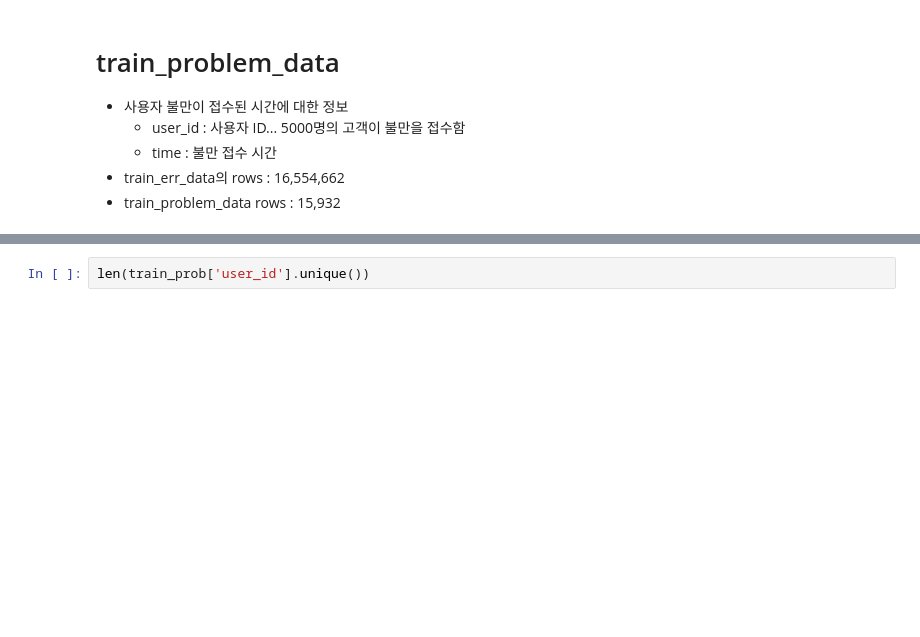
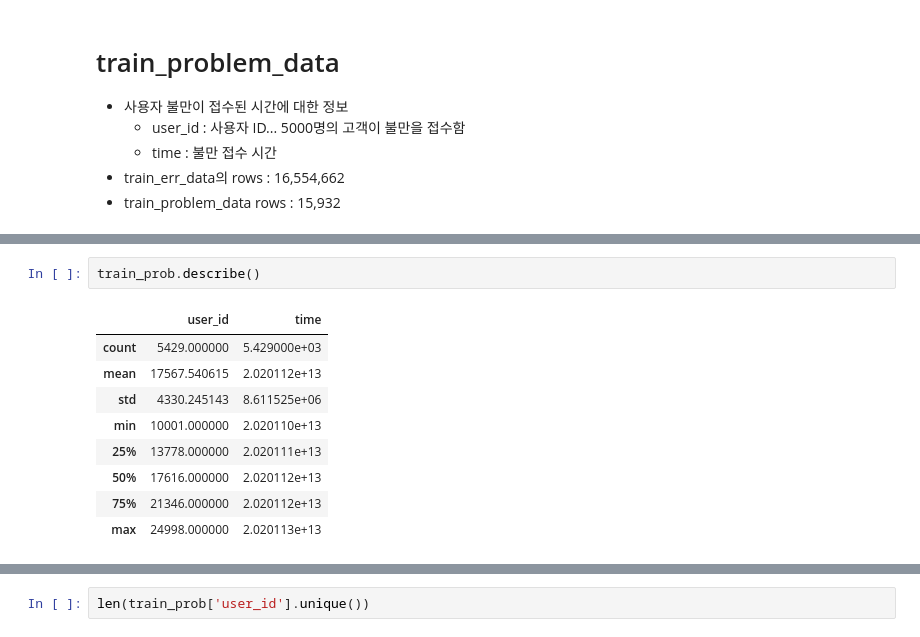
Before and after one commit to HandeulLy/Dacon, a Jupyter notebook: 6_LG_AUC/eda.ipynb, the cells around one changed output, grey strips where cells are left out. Cells and saved outputs as stored; diff of their text form; blank space fills up the shorter version.

```diff
--- a/6_LG_AUC/eda.ipynb
+++ b/6_LG_AUC/eda.ipynb
@@ -128,0 +165,12 @@ train_prob.head()
+# %%
+train_prob.describe()
+# %% [output]
+|  | user_id | time |
+| count | 5429.000000 | 5.429000e+03 |
+| mean | 17567.540615 | 2.020112e+13 |
+| std | 4330.245143 | 8.611525e+06 |
+| min | 10001.000000 | 2.020110e+13 |
+| 25% | 13778.000000 | 2.020111e+13 |
+| 50% | 17616.000000 | 2.020112e+13 |
+| 75% | 21346.000000 | 2.020112e+13 |
+| max | 24998.000000 | 2.020113e+13 |
```
Also changed, not shown: parts of 14 cells of this notebook, 1 other file.
